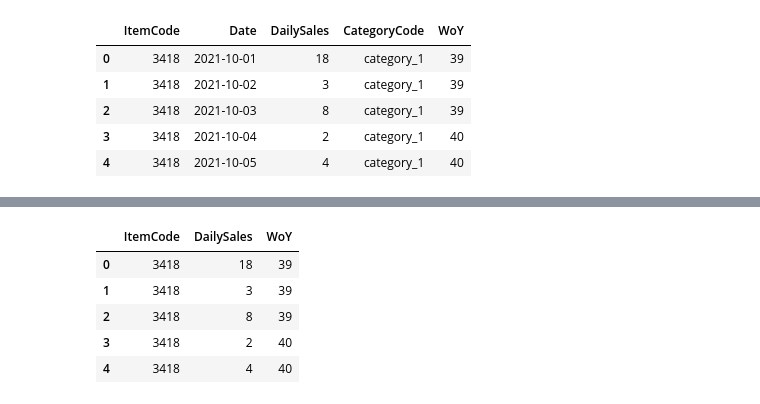
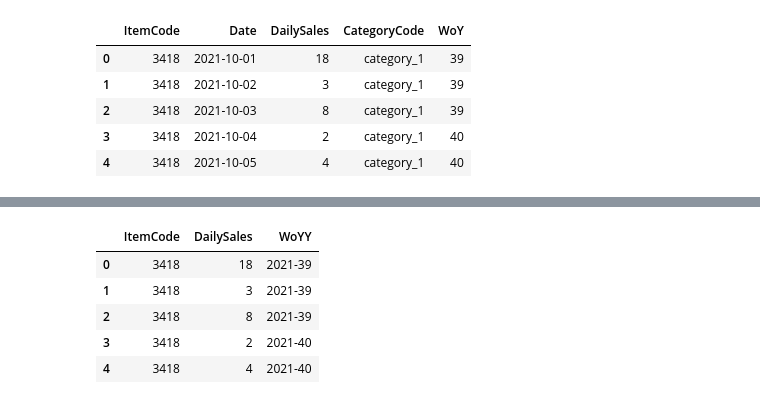
Before and after one commit to BoTZ-TND/DataStorm-2022, a Jupyter notebook: notebooks/data_prep.ipynb, the cells around one changed output, grey strips where cells are left out. Drawn from its saved outputs; the diff is of its cells as text; code cells hidden in the pictures.

```diff
--- a/notebooks/data_prep.ipynb
+++ b/notebooks/data_prep.ipynb
@@ -31,12 +31,11 @@ train_udf.head()
 # %%
 start_date = min(train_udf.DateID)
 end_date = max(train_udf.DateID)
-# print(start_date, end_date)
+print(start_date, end_date)
 def df_func(x):
     _x = x.copy().reset_index(drop=True)
     _x.drop(columns=['ItemCode'], inplace=True)
     _x['DateID'] = pd.to_datetime(_x['DateID'])
     _x = _x.set_index('DateID')
-    __x = _x.resample('D').sum().fillna(0)
-    # print(__x)
+    __x = _x.resample('D').sum().replace(0, np.NaN)
     return __x
@@ -43,5 +44,5 @@ def df_func(x):
 # %%
-res_df = train_udf.groupby('ItemCode').apply(lambda x: df_func(x)).reset_index().sort_values(by=['ItemCode', 'DateID'])
+res_df = train_udf.groupby('ItemCode').apply(lambda x: df_func(x)).reset_index()
 # train_udf.groupby('ItemCode').apply(lambda x: print(x.index)).reset_index()
 res_df.head()
 # %% [output]
@@ -56,7 +68,6 @@ I2C_map = pd.Series(train_df.CategoryCode.values, index=train_df.ItemCode).to_di
 res_df['CategoryCode'] = res_df['ItemCode'].map(I2C_map)
 # %%
 res_df.columns = ['ItemCode', 'Date', 'DailySales', 'CategoryCode']
-res_df = res_df.sort_values(by=['ItemCode', 'Date'])
 res_df.head()
 # %% [output]
 |  | ItemCode | Date | DailySales | CategoryCode |
@@ -141,3 +123,7 @@ df2.head()
 | 2 | 3418 | 2021-10-03 | 8 | category_1 | 39 |
 | 3 | 3418 | 2021-10-04 | 2 | category_1 | 40 |
 | 4 | 3418 | 2021-10-05 | 4 | category_1 | 40 |
+# %%
+df2['WoYY'] = df2.apply(lambda x: f"{str(x.Date).split('-')[0]}-{x.WoY}", axis=1)
+# df2.apply(lambda x: print(x['Date'], x.WoY), axis=1)
+df2.head()
@@ -144,13 +137,13 @@ df2.head()
 # %%
-df3 = df2.loc[:, ['ItemCode', 'DailySales', 'WoY']]
+df3 = df2.loc[:, ['ItemCode', 'DailySales', 'WoYY']]
 df3.head()
 # %% [output]
-|  | ItemCode | DailySales | WoY |
-| 0 | 3418 | 18 | 39 |
-| 1 | 3418 | 3 | 39 |
-| 2 | 3418 | 8 | 39 |
-| 3 | 3418 | 2 | 40 |
-| 4 | 3418 | 4 | 40 |
+|  | ItemCode | DailySales | WoYY |
+| 0 | 3418 | 18 | 2021-39 |
+| 1 | 3418 | 3 | 2021-39 |
+| 2 | 3418 | 8 | 2021-39 |
+| 3 | 3418 | 2 | 2021-40 |
+| 4 | 3418 | 4 | 2021-40 |
 # %%
 def df_func1(x):
     _x = x.copy().reset_index(drop=True)
```
Also changed, not shown: parts of 38 cells of this notebook, 5 other files.
